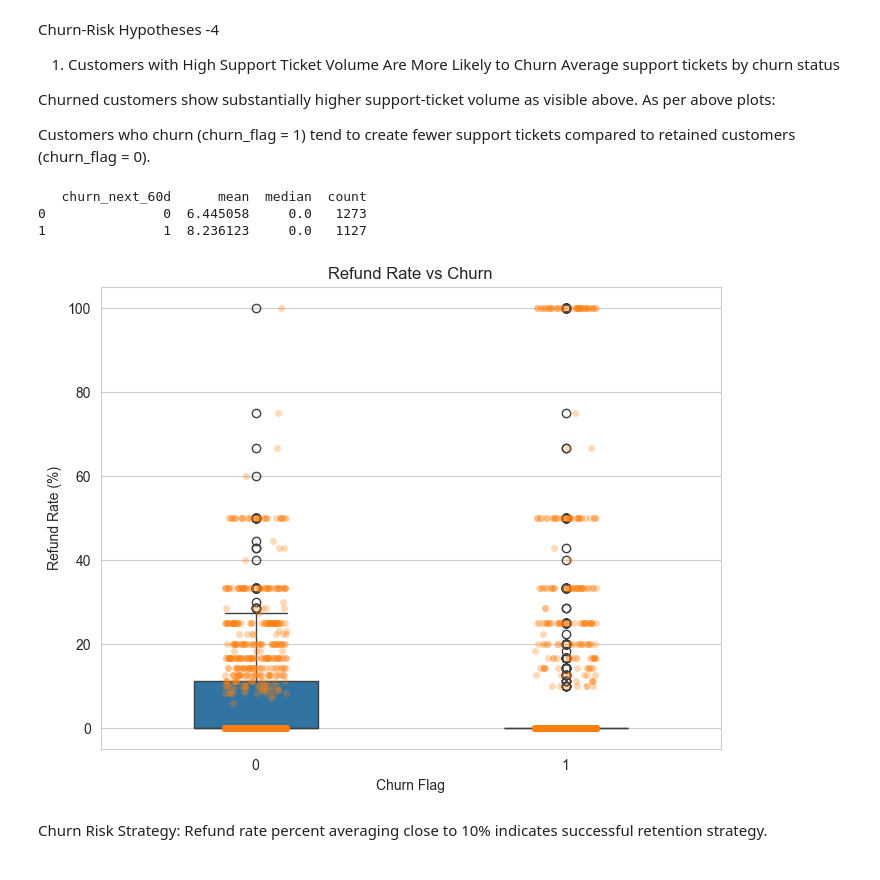
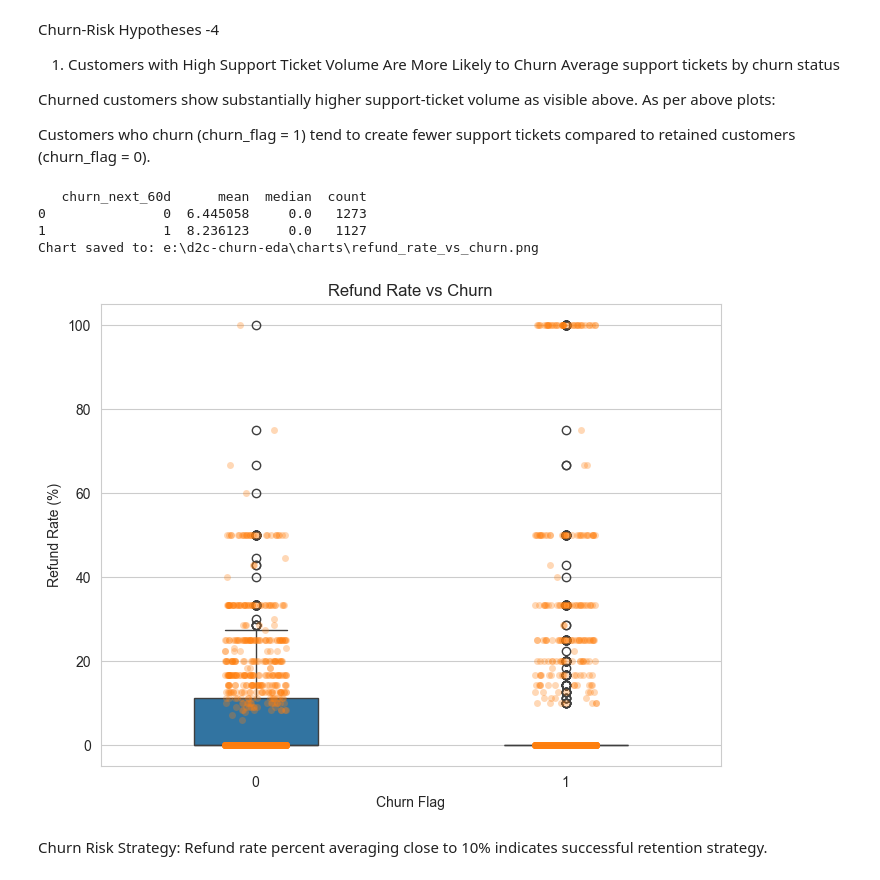
Before and after one commit to ppandey1234/d2c-churn-eda, a Jupyter notebook: eda_audit.ipynb, the cells around one changed output. Drawn from its saved outputs; the diff is of its cells as text; code cells hidden in the pictures.

```diff
--- a/eda_audit.ipynb
+++ b/eda_audit.ipynb
@@ -621,35 +667,36 @@ summary_table = (
 )
 
 print(summary_table)
 
 # Step 4: Visualization
 plt.figure(figsize=(8,6))
 
 sns.boxplot(
     data=refund_churn,
     x='churn_next_60d',
     y='refund_rate',
     width=0.4
 )
 
 sns.stripplot(
     data=refund_churn,
     x='churn_next_60d',
     y='refund_rate',
     alpha=0.3,
     jitter=True
 )
 
 plt.title("Refund Rate vs Churn")
 plt.xlabel("Churn Flag")
 plt.ylabel("Refund Rate (%)")
-
+save_chart('refund_rate_vs_churn.png')
 plt.show()
 # %% [output]
    churn_next_60d      mean  median  count
 0               0  6.445058     0.0   1273
 1               1  8.236123     0.0   1127
+Chart saved to: e:\d2c-churn-eda\charts\refund_rate_vs_churn.png
-[figure, old version]
+[figure, new version]
 # %% [markdown]
 Churn Risk Strategy: Refund rate percent averaging close to 10% indicates successful retention strategy.
 # %%
```
Also changed, not shown: parts of 10 cells of this notebook.
